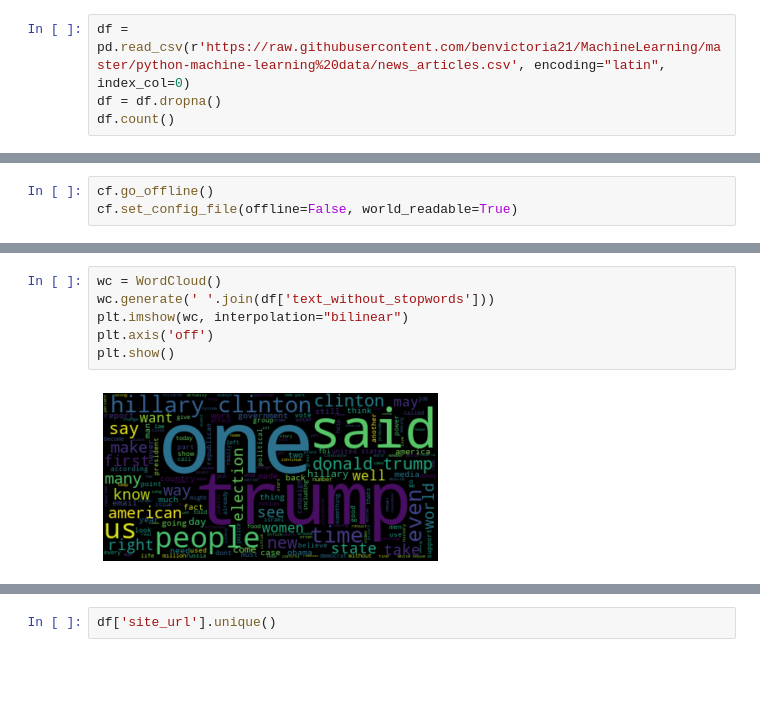
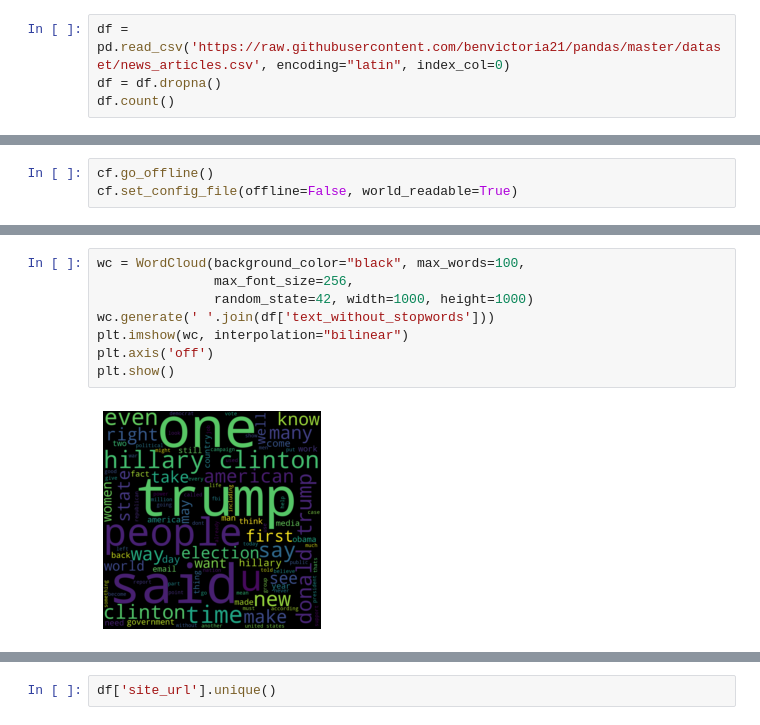
Before and after one commit to benvictoria21/MachineLearning, a Jupyter notebook: how-do-you-recognize-fake-news.ipynb, the cells around one changed output, grey strips where cells are left out. Cells and saved outputs as stored; diff of their text form; blank space fills up the shorter version.

```diff
--- a/how-do-you-recognize-fake-news.ipynb
+++ b/how-do-you-recognize-fake-news.ipynb
@@ -18,5 +27,5 @@ from collections import OrderedDict
 # %%
-df = pd.read_csv(r'https://raw.githubusercontent.com/benvictoria21/MachineLearning/master/python-machine-learning%20data/news_articles.csv', encoding="latin", index_col=0)
+df = pd.read_csv('https://raw.githubusercontent.com/benvictoria21/pandas/master/dataset/news_articles.csv', encoding="latin", index_col=0)
 df = df.dropna()
 df.count()
 # %% [output]
@@ -77,11 +108,13 @@ fig.show()
 # %%
-wc = WordCloud()
+wc = WordCloud(background_color="black", max_words=100,
+               max_font_size=256,
+               random_state=42, width=1000, height=1000)
 wc.generate(' '.join(df['text_without_stopwords']))
 plt.imshow(wc, interpolation="bilinear")
 plt.axis('off')
 plt.show()
 # %% [output]
-[figure, old version]
+[figure, new version]
 # %%
 fig = px.bar(df, x='hasImage', y='label',title='Articles including images vs Label')
 fig.show()
```
Also changed, not shown: parts of 24 cells of this notebook.
